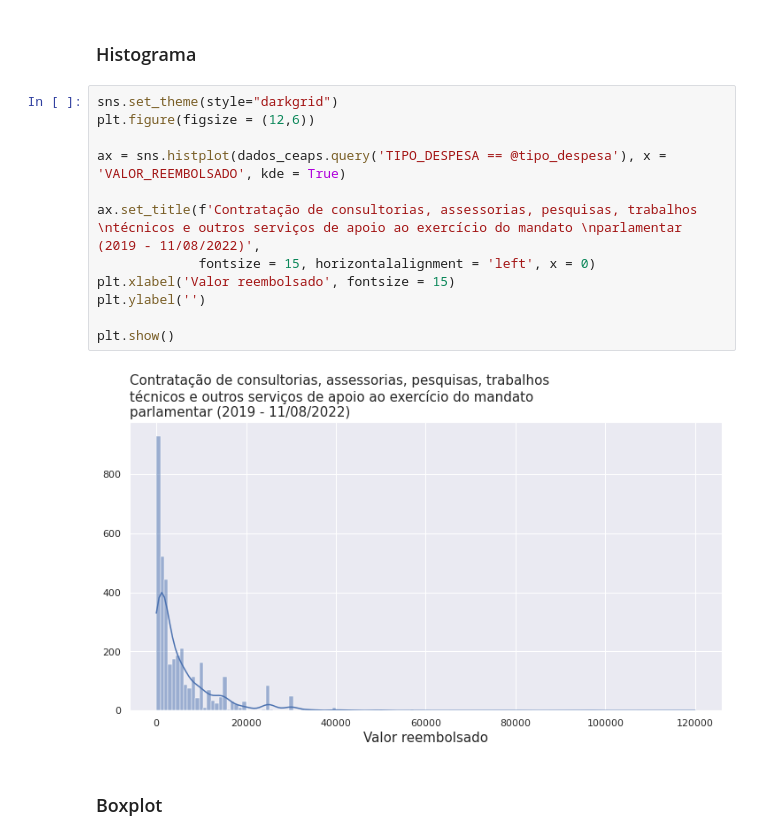
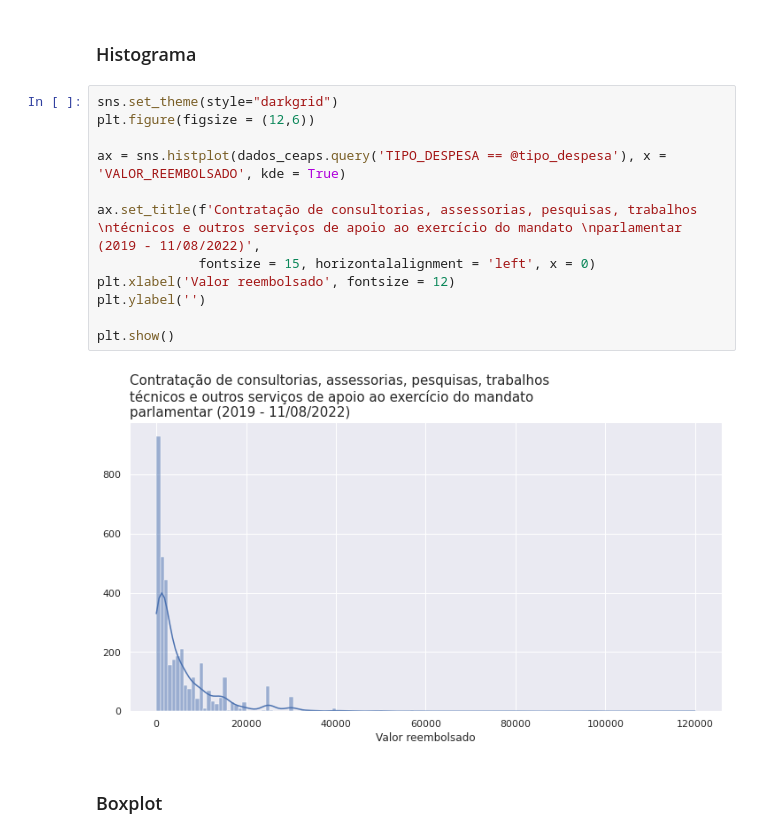
Before and after one commit to Tathy/Pesquisa-reembolsos-CEAPS, a Jupyter notebook: Pesquisa_sobre_dados_do_CEAPS.ipynb, the cells around one changed output. Drawn from its saved outputs; the diff is of its cells as text.

```diff
--- a/Pesquisa_sobre_dados_do_CEAPS.ipynb
+++ b/Pesquisa_sobre_dados_do_CEAPS.ipynb
@@ -708,17 +708,17 @@ tipo_despesa = 'Contratação de consultorias, assessorias, pesquisas, trabalhos
 # %%
 sns.set_theme(style="darkgrid")
 plt.figure(figsize = (12,6))
 
 ax = sns.histplot(dados_ceaps.query('TIPO_DESPESA == @tipo_despesa'), x = 'VALOR_REEMBOLSADO', kde = True)
 
 ax.set_title(f'Contratação de consultorias, assessorias, pesquisas, trabalhos \ntécnicos e outros serviços de apoio ao exercício do mandato \nparlamentar (2019 - 11/08/2022)',
              fontsize = 15, horizontalalignment = 'left', x = 0)
-plt.xlabel('Valor reembolsado', fontsize = 15)
+plt.xlabel('Valor reembolsado', fontsize = 12)
 plt.ylabel('')
 
 plt.show()
 # %% [output]
-[figure, old version]
+[figure, new version]
 # %% [markdown]
 ### Boxplot
 # %%
```
Also changed, not shown: parts of 66 cells of this notebook.
